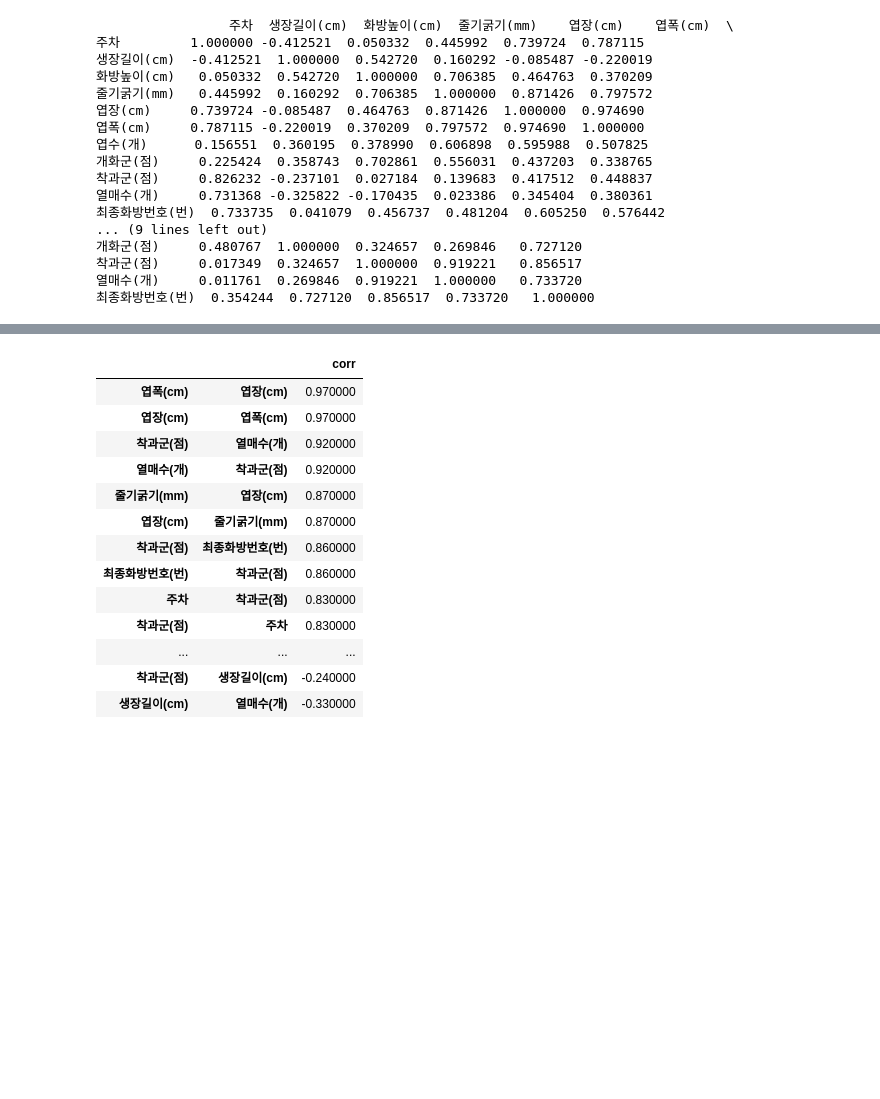
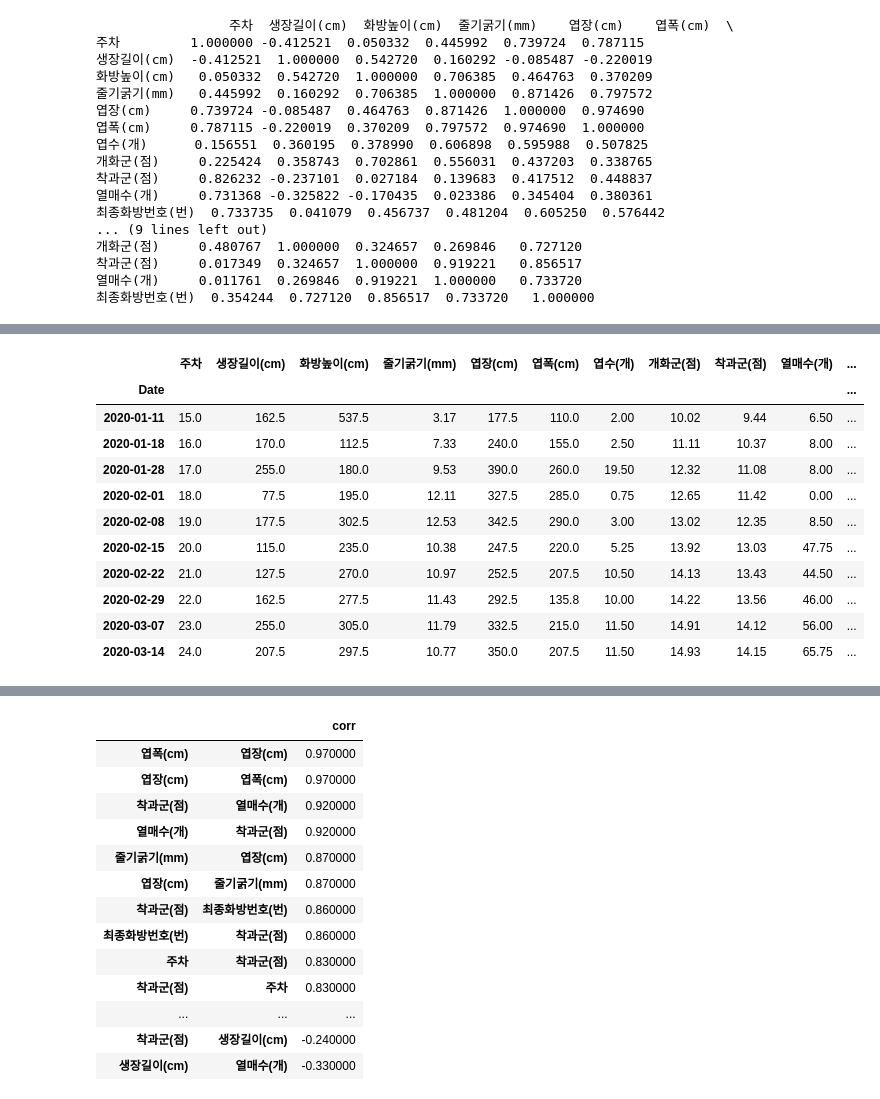
Before and after one commit to sexymonster/Projects, a Jupyter notebook: TeamProject/TomatoDataCustom.ipynb, the cells around one changed output, grey strips where cells are left out. Saved outputs shown, nothing was run; the diff lists cells and outputs as text; code cells hidden in the pictures; blank space fills up the shorter version.

```diff
--- a/TeamProject/TomatoDataCustom.ipynb
+++ b/TeamProject/TomatoDataCustom.ipynb
@@ -359,0 +498,15 @@ print(live2.corr())
+# %%
+live3.iloc[5:15,:]
+# %% [output]
+|  | 주차 | 생장길이(cm) | 화방높이(cm) | 줄기굵기(mm) | 엽장(cm) | 엽폭(cm) | 엽수(개) | 개화군(점) | 착과군(점) | 열매수(개) | ... |
+| Date |  |  |  |  |  |  |  |  |  |  | ... |
+| 2020-01-11 | 15.0 | 162.5 | 537.5 | 3.17 | 177.5 | 110.0 | 2.00 | 10.02 | 9.44 | 6.50 | ... |
+| 2020-01-18 | 16.0 | 170.0 | 112.5 | 7.33 | 240.0 | 155.0 | 2.50 | 11.11 | 10.37 | 8.00 | ... |
+| 2020-01-28 | 17.0 | 255.0 | 180.0 | 9.53 | 390.0 | 260.0 | 19.50 | 12.32 | 11.08 | 8.00 | ... |
+| 2020-02-01 | 18.0 | 77.5 | 195.0 | 12.11 | 327.5 | 285.0 | 0.75 | 12.65 | 11.42 | 0.00 | ... |
+| 2020-02-08 | 19.0 | 177.5 | 302.5 | 12.53 | 342.5 | 290.0 | 3.00 | 13.02 | 12.35 | 8.50 | ... |
+| 2020-02-15 | 20.0 | 115.0 | 235.0 | 10.38 | 247.5 | 220.0 | 5.25 | 13.92 | 13.03 | 47.75 | ... |
+| 2020-02-22 | 21.0 | 127.5 | 270.0 | 10.97 | 252.5 | 207.5 | 10.50 | 14.13 | 13.43 | 44.50 | ... |
+| 2020-02-29 | 22.0 | 162.5 | 277.5 | 11.43 | 292.5 | 135.8 | 10.00 | 14.22 | 13.56 | 46.00 | ... |
+| 2020-03-07 | 23.0 | 255.0 | 305.0 | 11.79 | 332.5 | 215.0 | 11.50 | 14.91 | 14.12 | 56.00 | ... |
+| 2020-03-14 | 24.0 | 207.5 | 297.5 | 10.77 | 350.0 | 207.5 | 11.50 | 14.93 | 14.15 | 65.75 | ... |
```
Also changed, not shown: parts of 18 cells of this notebook.
